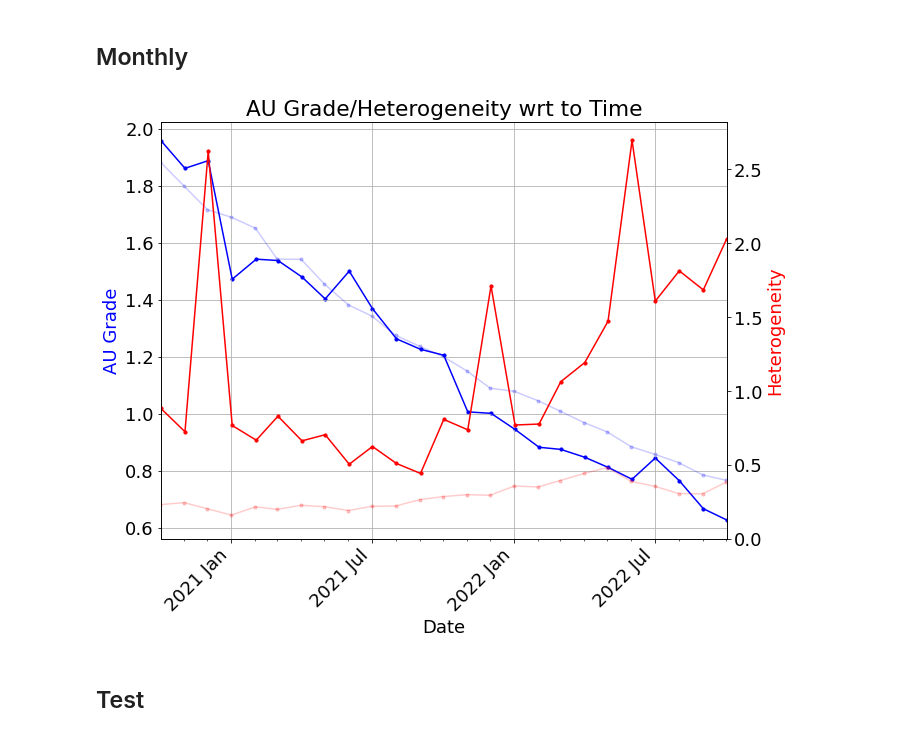
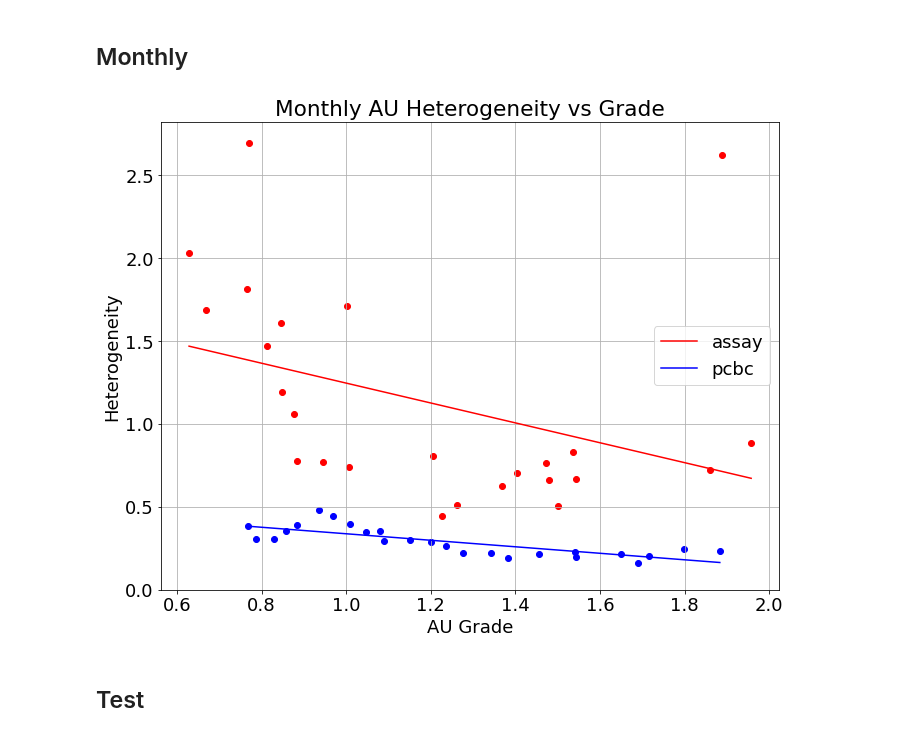
Before and after one commit to jouytrew/masters_pfti, a Jupyter notebook: notebooks/pcbc_vs_dp_wrt_time.ipynb, the cells around one changed output. Cells and saved outputs as stored; diff of their text form; code cells hidden in the pictures.

Commit message:
Generating HvG Graphs.

```diff
--- a/notebooks/pcbc_vs_dp_wrt_time.ipynb
+++ b/notebooks/pcbc_vs_dp_wrt_time.ipynb
@@ -107,37 +107,54 @@ if SAVE:
         ax.scatter(dp_d, dp_g, c='blue', s=10)
 
         sec_ax.plot(pcbc_d, pcbc_h, alpha=0.2, c='red', ls='-')
         sec_ax.scatter(pcbc_d, pcbc_h, alpha=0.2, c='red', s=10)
 
         sec_ax.plot(dp_d, dp_h, alpha=1, c='red', ls='-')
         sec_ax.scatter(dp_d, dp_h, c='red', s=10)
 
 
         # Labelling
         ax.set_title(f'{element} Grade/Heterogeneity wrt to Time')
 
         ax.set_xlim(min(dp_d), max(dp_d))
         ax.xaxis.set_major_locator(mdates.MonthLocator(bymonth=(1, 7)))
         ax.xaxis.set_minor_locator(mdates.MonthLocator())
         ax.xaxis.set_major_formatter(mdates.DateFormatter('%Y %b'))
         for label in ax.get_xticklabels(which='major'):
             label.set(rotation=45, horizontalalignment='right')
 
         ax.set_xlabel('Date')
-
         ax.set_ylabel(f'{element} Grade', c='blue')
 
         sec_ax.set_ylim(0)
         sec_ax.set_ylabel('Heterogeneity', c='red')
 
+        ax.grid()
+        fig.tight_layout()
+        fig.savefig(save_loc + f'HGT.svg', format='svg')
+
+        # TODO: Save histograms too
+        fig.clear()
+        ax = fig.add_subplot()
+
+        ax.scatter(dp_g, dp_h, c='red')
+        ax.plot(np.unique(dp_g), np.poly1d(np.polyfit(dp_g, dp_h, 1))(np.unique(dp_g)), c='red', label='assay')
+
+        ax.scatter(pcbc_g, pcbc_h, c='blue')
+        ax.plot(np.unique(pcbc_g), np.poly1d(np.polyfit(pcbc_g, pcbc_h, 1))(np.unique(pcbc_g)), c='blue', label='pcbc')
+
+        ax.set_ylim(0)
+        ax.set_ylabel('Heterogeneity')
+        ax.set_xlabel(f'{element} Grade')
+        ax.set_title(f'Monthly {element} Heterogeneity vs Grade')
 
         ax.grid()
+        ax.legend()
         fig.tight_layout()
-        fig.savefig(save_loc + f'{element}.svg', format='svg')
 
-        # TODO: Save histograms too
+        fig.savefig(save_loc + f'hvg.svg', format='svg')
 # %% [output]
-[figure, old version]
+[figure, new version]
 # %% [markdown]
 ## Test
 # %%
```
